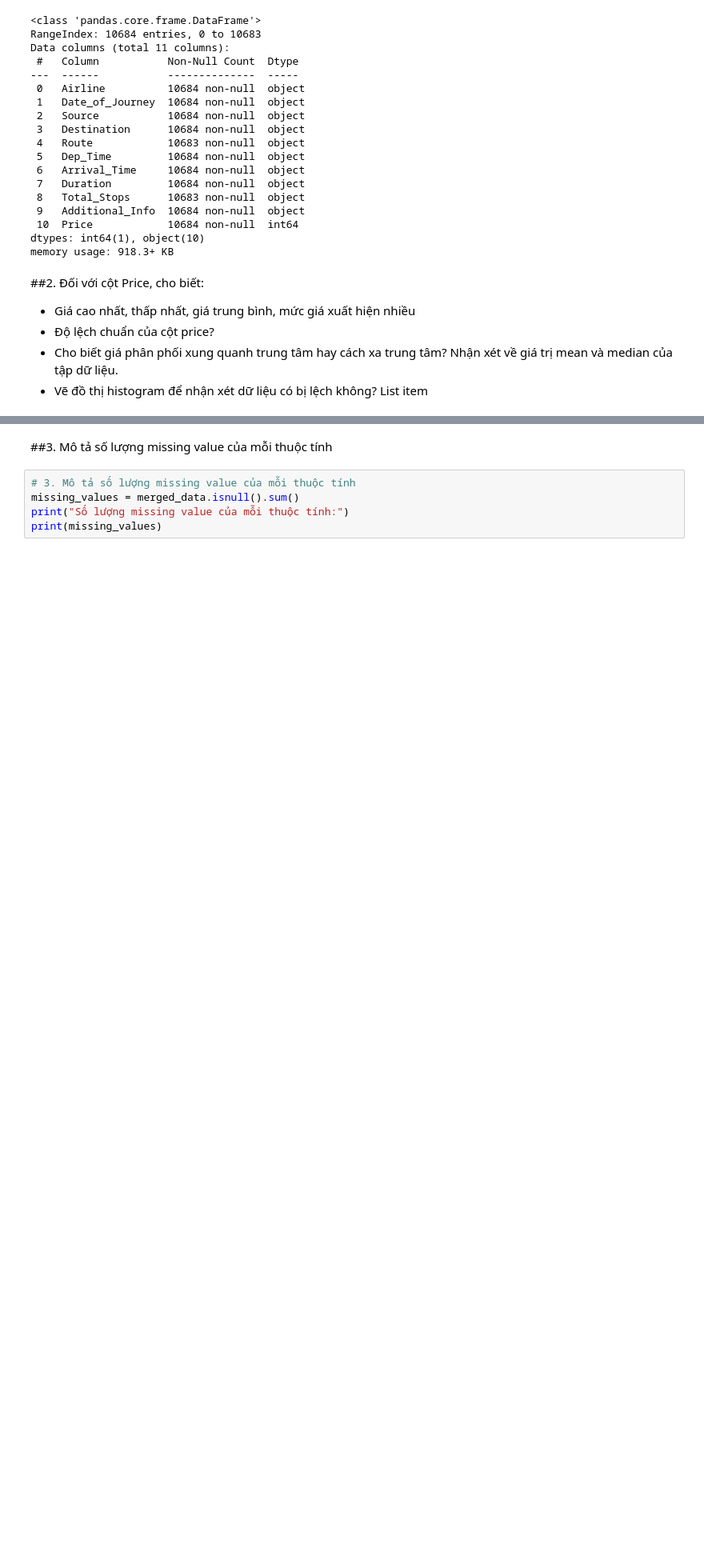
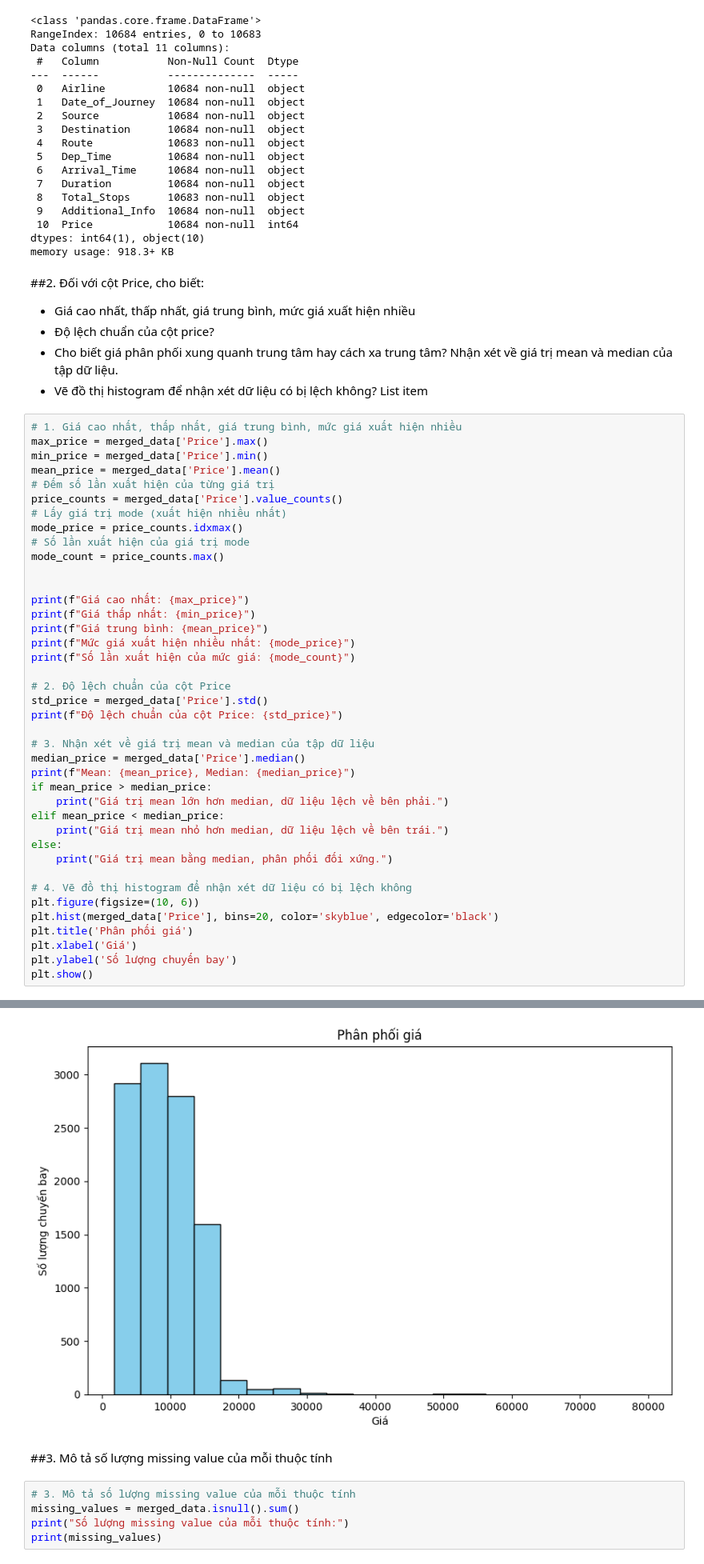
Before and after one commit to Vanniee007/ADA-Final-Project-20CQ.PTDL.05, a Jupyter notebook: FinalProject.ipynb, the cells around one changed output, grey strips where cells are left out. Shown at 80% size. Saved outputs shown, nothing was run; the diff lists cells and outputs as text; blank space fills up the shorter version.

```diff
--- a/FinalProject.ipynb
+++ b/FinalProject.ipynb
@@ -58,3 +61,44 @@ memory usage: 918.3+ KB
 Nhận xét về giá trị mean và median của tập dữ liệu.
 *   Vẽ đồ thị histogram để nhận xét dữ liệu có bị lệch không?
 List item
+# %%
+# 1. Giá cao nhất, thấp nhất, giá trung bình, mức giá xuất hiện nhiều
+max_price = merged_data['Price'].max()
+min_price = merged_data['Price'].min()
+mean_price = merged_data['Price'].mean()
+# Đếm số lần xuất hiện của từng giá trị
+price_counts = merged_data['Price'].value_counts()
+# Lấy giá trị mode (xuất hiện nhiều nhất)
+mode_price = price_counts.idxmax()
+# Số lần xuất hiện của giá trị mode
+mode_count = price_counts.max()
+
+
+print(f"Giá cao nhất: {max_price}")
+print(f"Giá thấp nhất: {min_price}")
+print(f"Giá trung bình: {mean_price}")
+print(f"Mức giá xuất hiện nhiều nhất: {mode_price}")
+print(f"Số lần xuất hiện của mức giá: {mode_count}")
+
+# 2. Độ lệch chuẩn của cột Price
+std_price = merged_data['Price'].std()
+print(f"Độ lệch chuẩn của cột Price: {std_price}")
+
+# 3. Nhận xét về giá trị mean và median của tập dữ liệu
+median_price = merged_data['Price'].median()
+print(f"Mean: {mean_price}, Median: {median_price}")
+if mean_price > median_price:
+    print("Giá trị mean lớn hơn median, dữ liệu lệch về bên phải.")
+elif mean_price < median_price:
+    print("Giá trị mean nhỏ hơn median, dữ liệu lệch về bên trái.")
+else:
+    print("Giá trị mean bằng median, phân phối đối xứng.")
+
+# 4. Vẽ đồ thị histogram để nhận xét dữ liệu có bị lệch không
+plt.figure(figsize=(10, 6))
+plt.hist(merged_data['Price'], bins=20, color='skyblue', edgecolor='black')
+plt.title('Phân phối giá')
+plt.xlabel('Giá')
+plt.ylabel('Số lượng chuyến bay')
+plt.show()
+# %% [output]
@@ -61,3 +113,4 @@ List item
+[figure, added]
 # %% [markdown]
 ##3. Mô tả số lượng missing value của mỗi thuộc tính
 # %%
```
Also changed, not shown: parts of 17 cells of this notebook.
